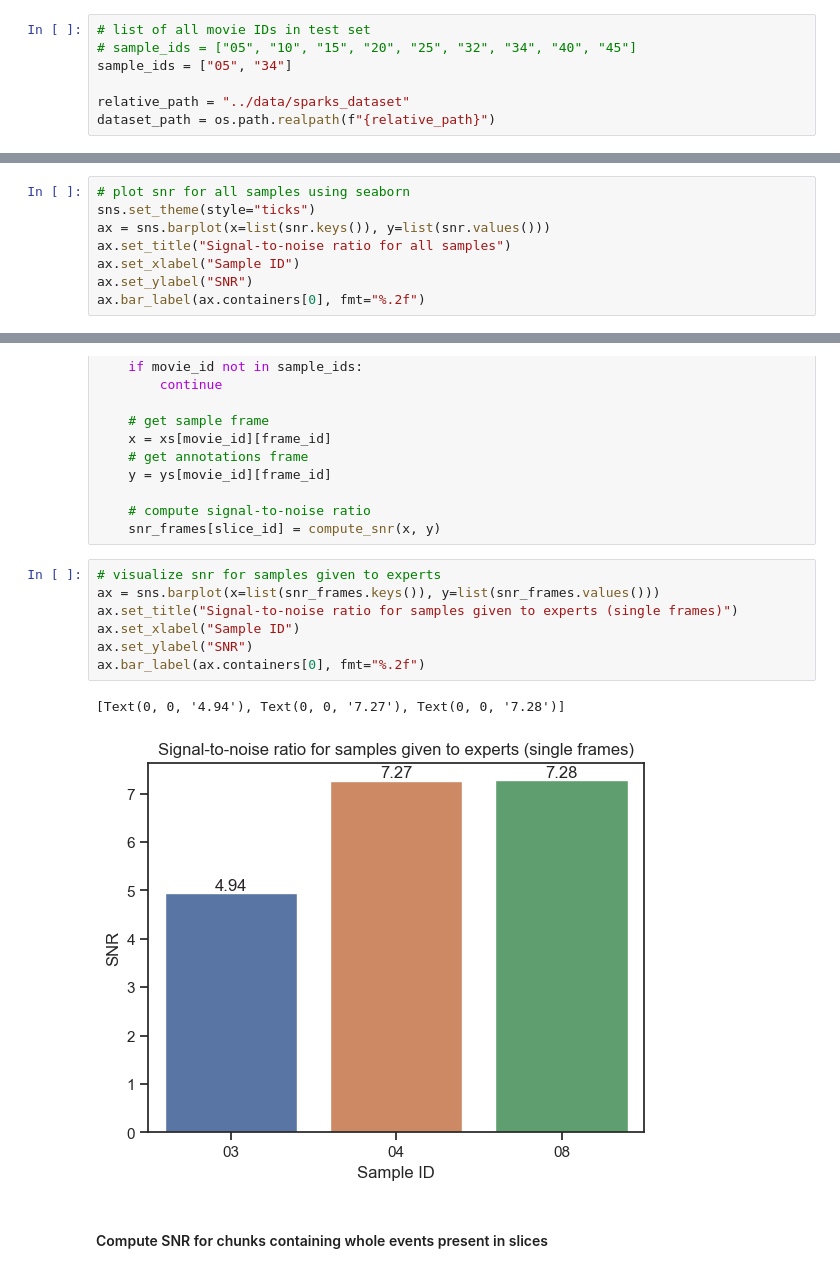
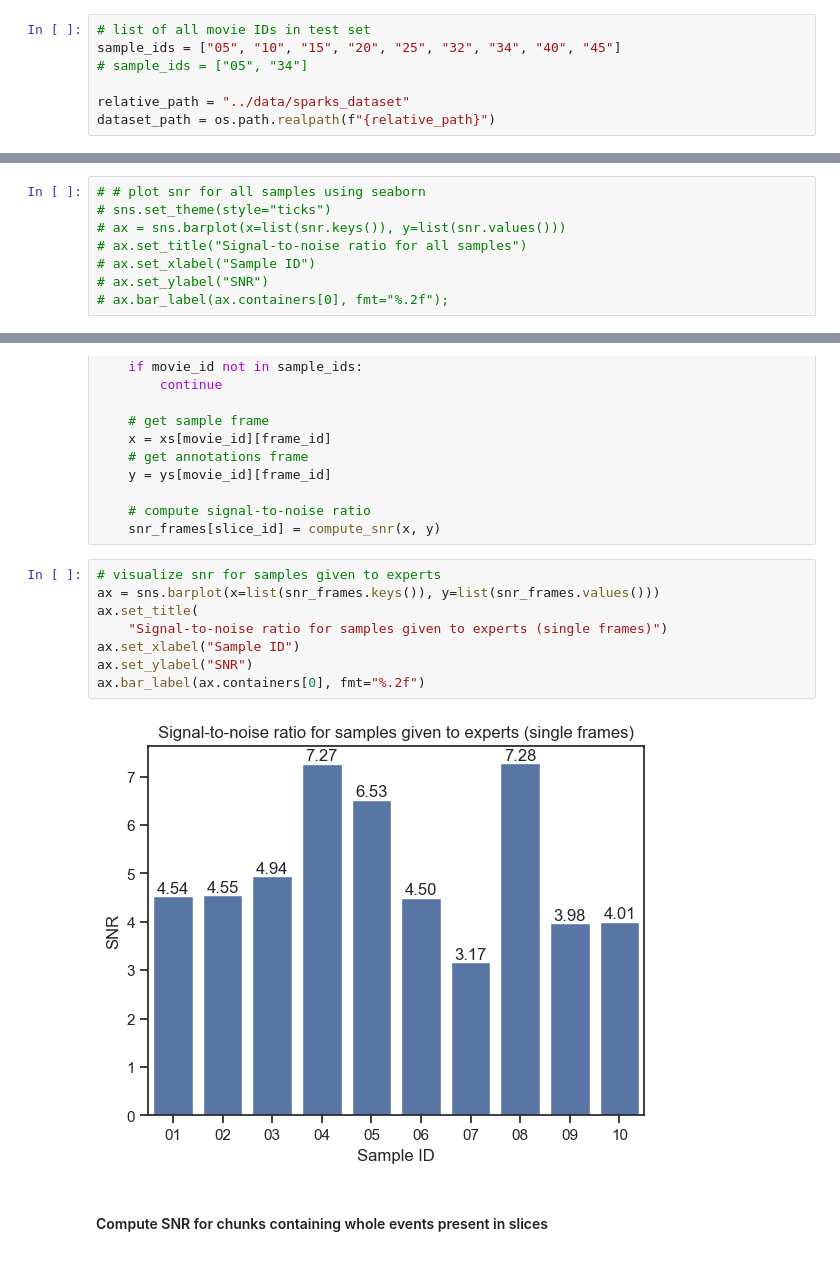
Before and after one commit to dottipr/sparks_project, a Jupyter notebook: notebooks/DATA PROCESSING compute SNR.ipynb, the cells around one changed output, grey strips where cells are left out. Cells and saved outputs as stored; diff of their text form.

Commit message:
compute SNR and correlation with all samples

```diff
--- a/notebooks/DATA PROCESSING compute SNR.ipynb
+++ b/notebooks/DATA PROCESSING compute SNR.ipynb
@@ -41,8 +48,8 @@ import matplotlib.pyplot as plt
 #### Set working directories and parameters
 # %%
 # list of all movie IDs in test set
-# sample_ids = ["05", "10", "15", "20", "25", "32", "34", "40", "45"]
-sample_ids = ["05", "34"]
+sample_ids = ["05", "10", "15", "20", "25", "32", "34", "40", "45"]
+# sample_ids = ["05", "34"]
 
 relative_path = "../data/sparks_dataset"
 dataset_path = os.path.realpath(f"{relative_path}")
@@ -117,8 +131,8 @@ for sample_id in sample_ids:
 # %%
-# plot snr for all samples using seaborn
-sns.set_theme(style="ticks")
-ax = sns.barplot(x=list(snr.keys()), y=list(snr.values()))
-ax.set_title("Signal-to-noise ratio for all samples")
-ax.set_xlabel("Sample ID")
-ax.set_ylabel("SNR")
-ax.bar_label(ax.containers[0], fmt="%.2f")
+# # plot snr for all samples using seaborn
+# sns.set_theme(style="ticks")
+# ax = sns.barplot(x=list(snr.keys()), y=list(snr.values()))
+# ax.set_title("Signal-to-noise ratio for all samples")
+# ax.set_xlabel("Sample ID")
+# ax.set_ylabel("SNR")
+# ax.bar_label(ax.containers[0], fmt="%.2f");
@@ -172,13 +172,13 @@ for slice_id in slice_ids:
 # %%
 # visualize snr for samples given to experts
 ax = sns.barplot(x=list(snr_frames.keys()), y=list(snr_frames.values()))
-ax.set_title("Signal-to-noise ratio for samples given to experts (single frames)")
+ax.set_title(
+    "Signal-to-noise ratio for samples given to experts (single frames)")
 ax.set_xlabel("Sample ID")
 ax.set_ylabel("SNR")
 ax.bar_label(ax.containers[0], fmt="%.2f")
 # %% [output]
-[Text(0, 0, '4.94'), Text(0, 0, '7.27'), Text(0, 0, '7.28')]
-[figure, old version]
+[figure, new version]
 # %% [markdown]
 #### Compute SNR for chunks containing whole events present in slices
 # %%
```
Also changed, not shown: parts of 20 cells of this notebook.
